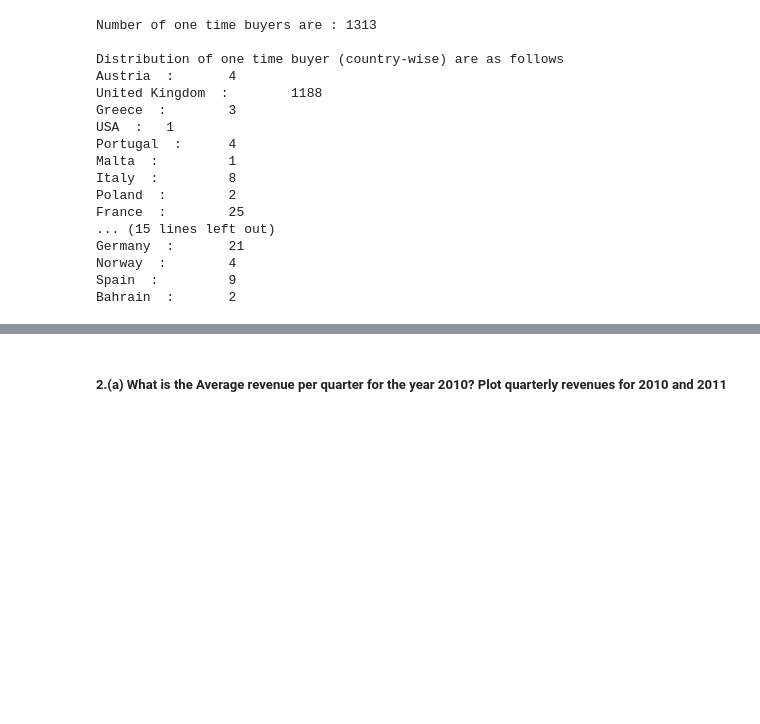
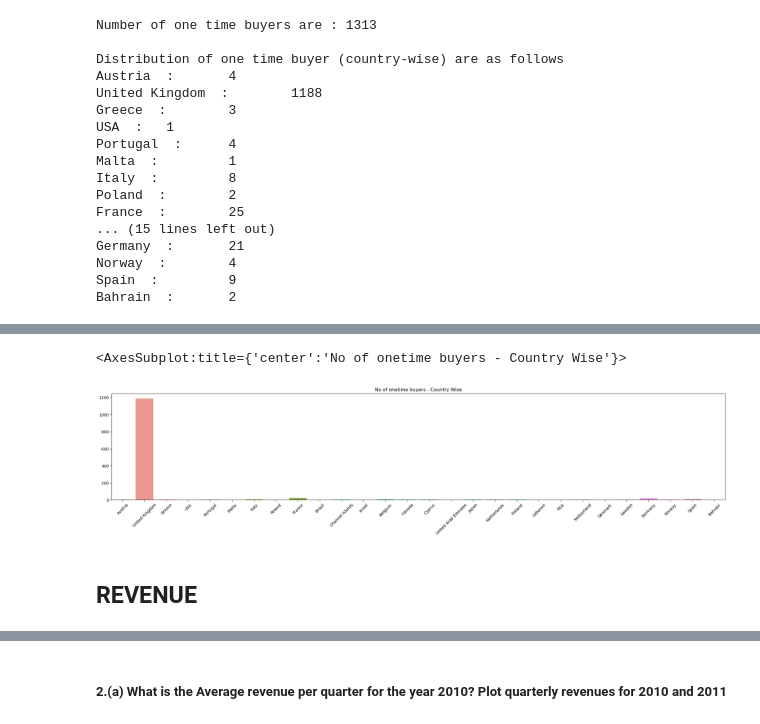
Before and after one commit to Shashank-Agr/Team-A-Shashank_Vikash, a Jupyter notebook: DataAnalysis/case_study_data_analysis.ipynb, the cells around one changed output, grey strips where cells are left out. Drawn from its saved outputs; the diff is of its cells as text; code cells hidden in the pictures; blank space fills up the shorter version.

Commit message:
New update: Plot added

```diff
--- a/DataAnalysis/case_study_data_analysis.ipynb
+++ b/DataAnalysis/case_study_data_analysis.ipynb
@@ -187,10 +187,10 @@ ltt=list(set(dtt))
 
 print("Distribution of one time buyer (country-wise) are as follows")
 
-data_new = []
+data_new = dict()
 
 for x in ltt:
-    data_new.append([x,dtt.count(x)])
+    data_new[x] = dtt.count(x)
     print(x," :\t",dtt.count(x))
 # %% [output]
 Number of one time buyers are : 1313
@@ -255,3 +233,17 @@ Text(0.5, 1.0, 'No of onetime buyers - Country Wise')
+# %%
+# Plot of one time buyers vs countries
+
+plt.figure(figsize=(28,5),dpi=100)
+plt.xticks(rotation=45)
+
+data_new = pd.Series(data=data_new)
+plt.title('No of onetime buyers - Country Wise')
+sns.barplot(x=data_new.index,y=data_new.values)
+# %% [output]
+<AxesSubplot:title={'center':'No of onetime buyers - Country Wise'}>
+[figure, added]
+# %% [markdown]
+## REVENUE
 # %%
 retail_df['total_price']=retail_df['UnitPrice']*retail_df['Quantity']
 retail_df.head()
```
Also changed, not shown: parts of 7 cells of this notebook.
